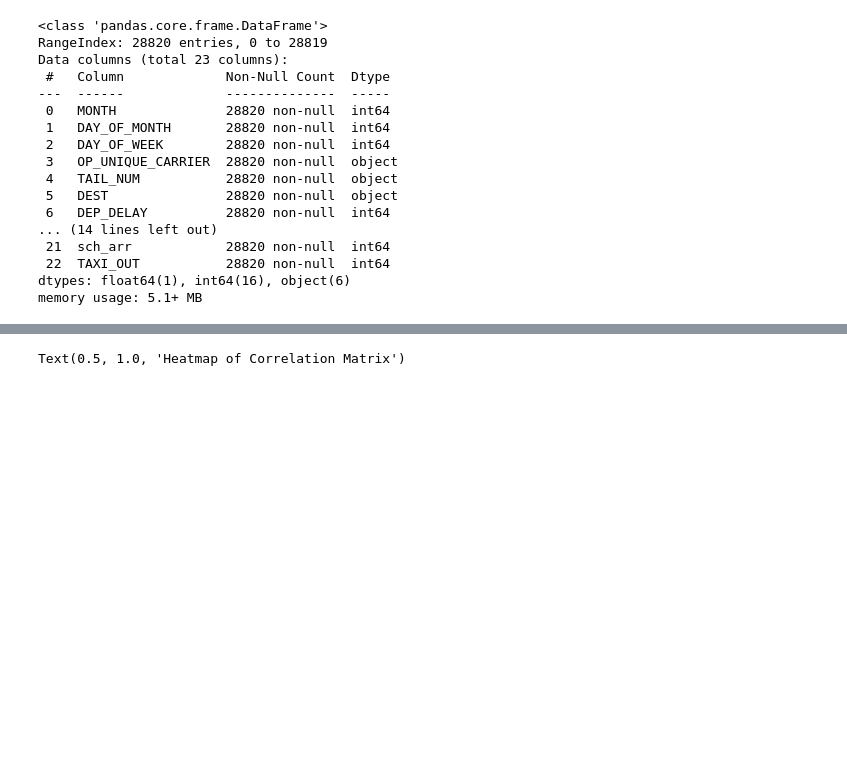
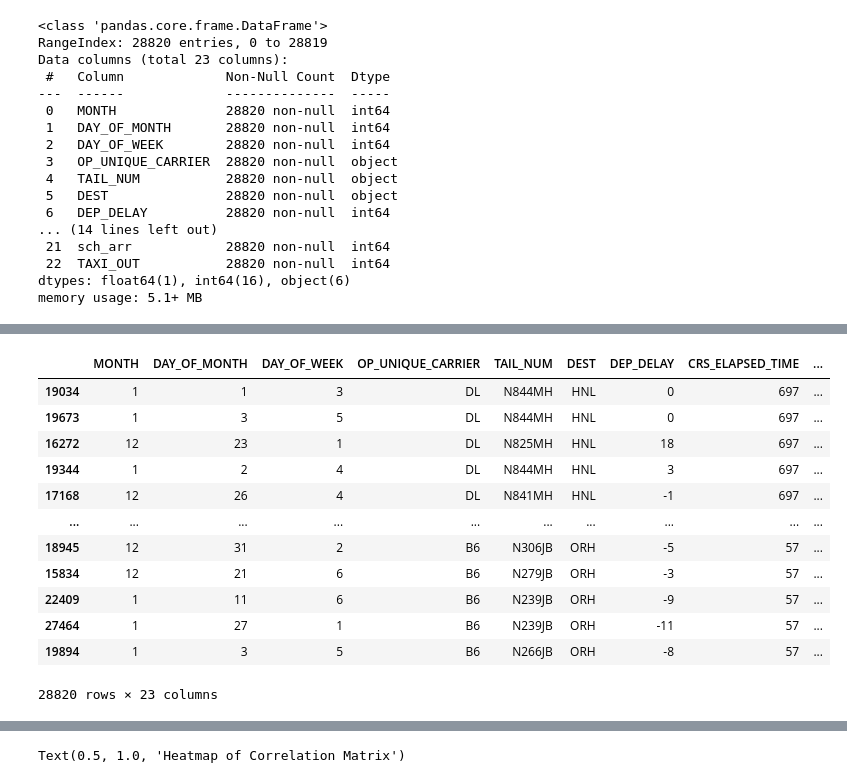
Before and after one commit to Rokeeb17/DS-Assignments, a Jupyter notebook: LinearRegression.ipynb, the cells around one changed output, grey strips where cells are left out. Cells and saved outputs as stored; diff of their text form; code cells hidden in the pictures; blank space fills up the shorter version.

```diff
--- a/LinearRegression.ipynb
+++ b/LinearRegression.ipynb
@@ -67,3 +83,19 @@ data.iloc[:, 3:].describe()
+# %%
+data.sort_values(['CRS_ELAPSED_TIME'], ascending=False)
+# %% [output]
+|  | MONTH | DAY_OF_MONTH | DAY_OF_WEEK | OP_UNIQUE_CARRIER | TAIL_NUM | DEST | DEP_DELAY | CRS_ELAPSED_TIME | ... |
+| 19034 | 1 | 1 | 3 | DL | N844MH | HNL | 0 | 697 | ... |
+| 19673 | 1 | 3 | 5 | DL | N844MH | HNL | 0 | 697 | ... |
+| 16272 | 12 | 23 | 1 | DL | N825MH | HNL | 18 | 697 | ... |
+| 19344 | 1 | 2 | 4 | DL | N844MH | HNL | 3 | 697 | ... |
+| 17168 | 12 | 26 | 4 | DL | N841MH | HNL | -1 | 697 | ... |
+| ... | ... | ... | ... | ... | ... | ... | ... | ... | ... |
+| 18945 | 12 | 31 | 2 | B6 | N306JB | ORH | -5 | 57 | ... |
+| 15834 | 12 | 21 | 6 | B6 | N279JB | ORH | -3 | 57 | ... |
+| 22409 | 1 | 11 | 6 | B6 | N239JB | ORH | -9 | 57 | ... |
+| 27464 | 1 | 27 | 1 | B6 | N239JB | ORH | -11 | 57 | ... |
+| 19894 | 1 | 3 | 5 | B6 | N266JB | ORH | -8 | 57 | ... |
+28820 rows × 23 columns
 # %%
 ## showing this information in histograms
 data.iloc[:, 3:].hist(bins=50, figsize=(20,15))
```
Also changed, not shown: parts of 7 cells of this notebook.
